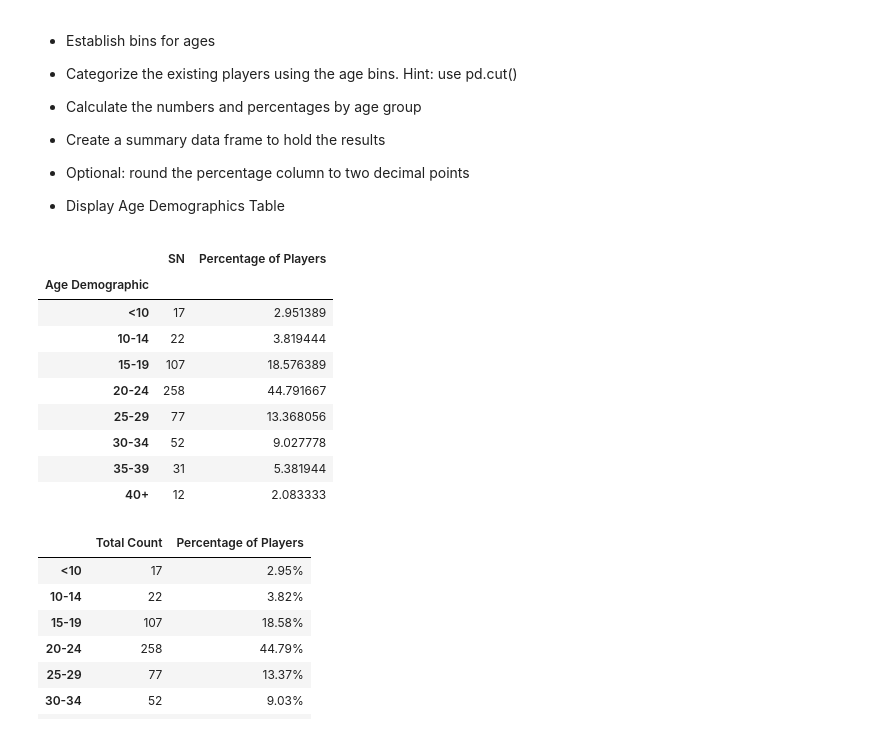
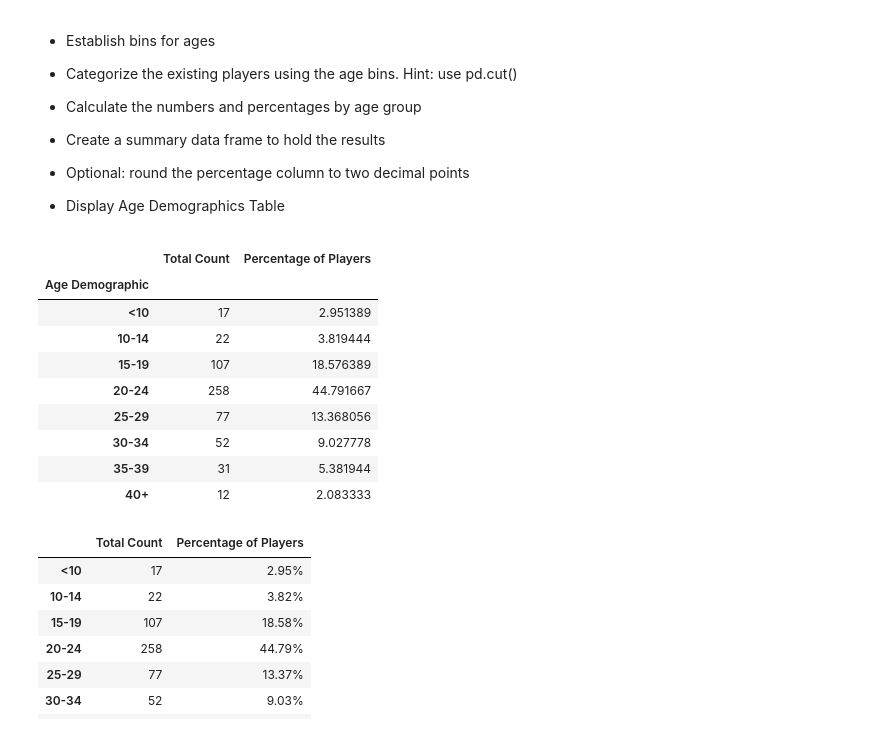
Before and after one commit to cjdance/pandas-challenge, a Jupyter notebook: Heroes ofPyMoli/HeroesOfPymoli_starter.ipynb, the cells around one changed output. Drawn from its saved outputs; the diff is of its cells as text; code cells hidden in the pictures.

```diff
--- a/Heroes ofPyMoli/HeroesOfPymoli_starter.ipynb
+++ b/Heroes ofPyMoli/HeroesOfPymoli_starter.ipynb
@@ -154,13 +154,14 @@ gender_purch_df
 # %%
 bins = [0, 9.9, 14.9, 19.9, 24.9, 29.9, 34.9, 39.9, 1000]
 group_names = ['<10','10-14','15-19','20-24','25-29','30-34','35-39','40+']
 gender_df['Age Demographic'] = pd.cut(gender_df['Age'],bins, labels = group_names,include_lowest=True)
 age_df = gender_df[['SN', 'Age Demographic']]
 age_df = age_df.groupby('Age Demographic').count()
 age_df["Percentage of Players"] = age_df['SN']/len(ind_players)*100
+age_df = age_df.rename(columns = {'SN':'Total Count'})
 age_df
 # %% [output]
-|  | SN | Percentage of Players |
+|  | Total Count | Percentage of Players |
 | Age Demographic |  |  |
 | <10 | 17 | 2.951389 |
 | 10-14 | 22 | 3.819444 |
```
Also changed, not shown: parts of 1 cell of this notebook.
